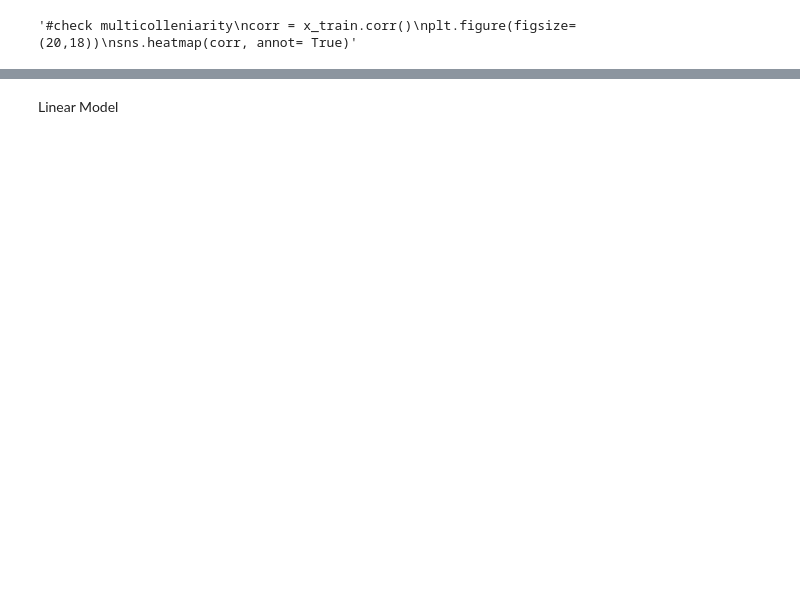
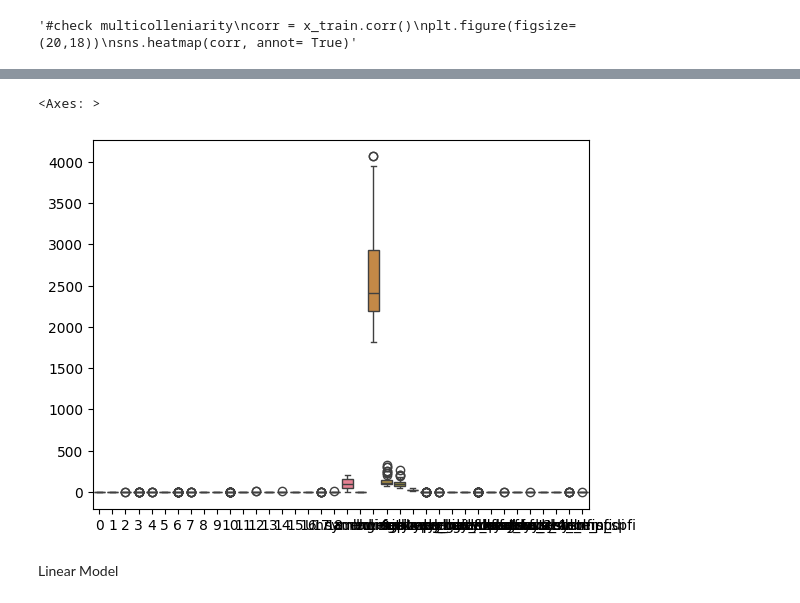
Before and after one commit to shubh-patil/Traditional-Machine-Learning, a Jupyter notebook: Car_price_predictor.ipynb, the cells around one changed output, grey strips where cells are left out. Saved outputs shown, nothing was run; the diff lists cells and outputs as text; code cells hidden in the pictures; blank space fills up the shorter version.

```diff
--- a/Car_price_predictor.ipynb
+++ b/Car_price_predictor.ipynb
@@ -93,3 +135,10 @@ x_test_scaled = scaller.transform(x_test)
+# %%
+#outlier comparison between scallend and non scalled values
+sns.boxplot(data=x_train_scaled)
+sns.boxplot(data=x_train)
+# %% [output]
+<Axes: >
+[figure, added]
 # %% [markdown]
 Linear Model
 # %%
```
Also changed, not shown: parts of 31 cells of this notebook, 1 other file.
